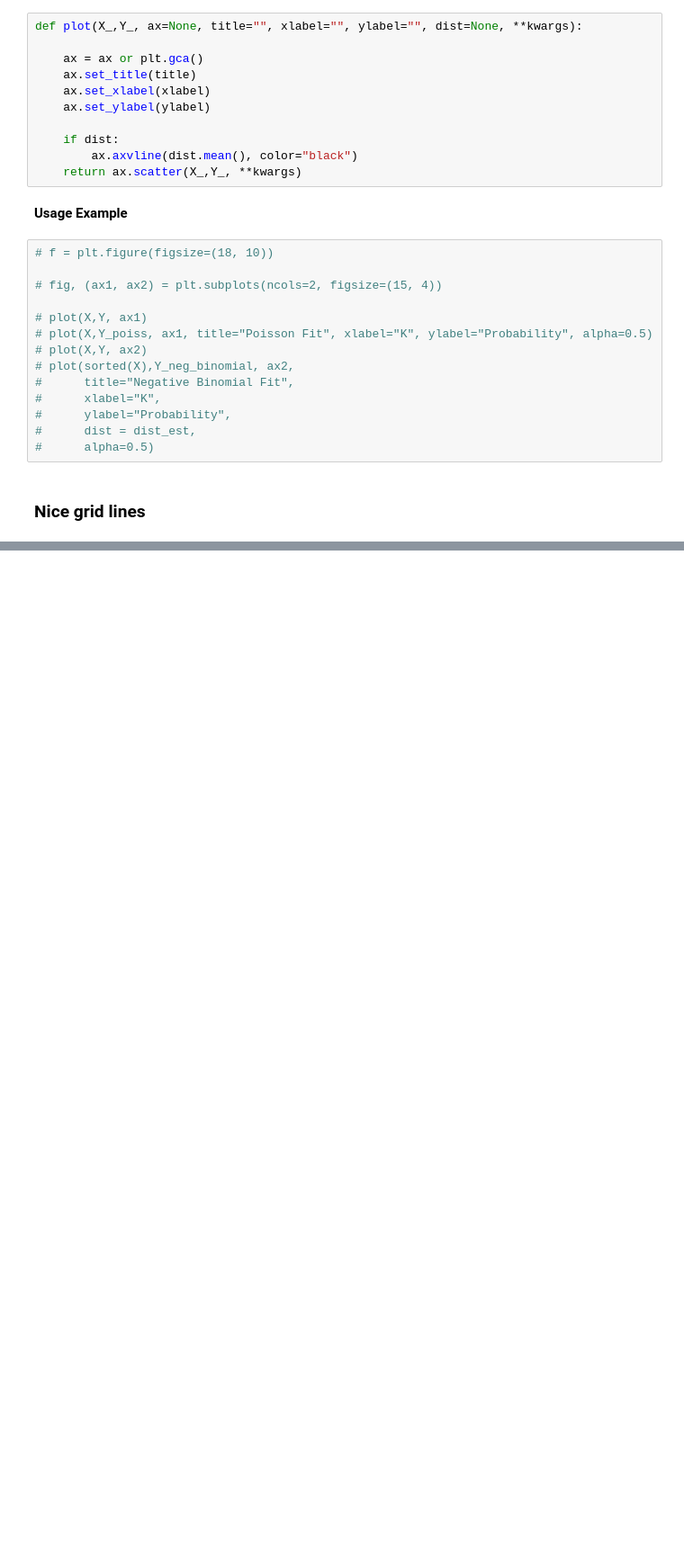
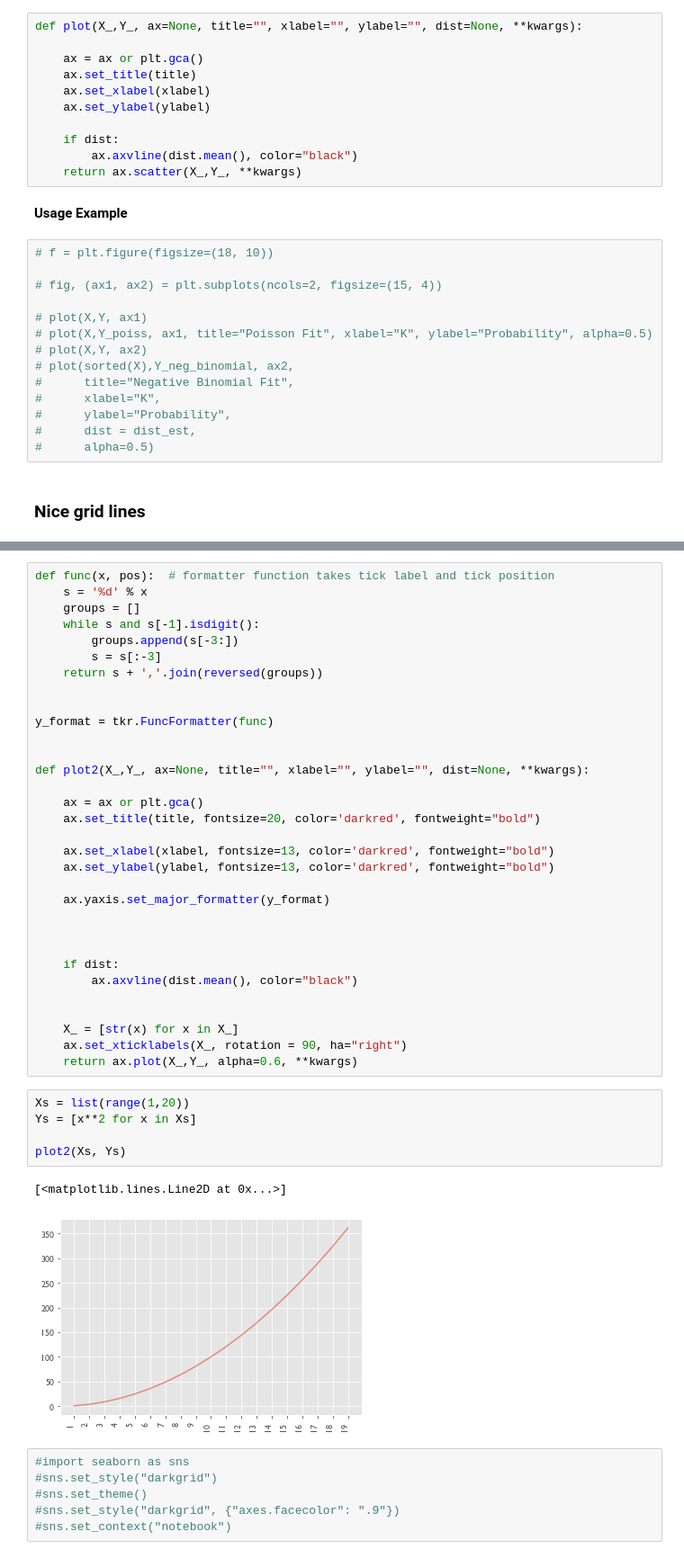
Before and after one commit to srjit/ds-helper-functions, a Jupyter notebook: eda-utils.ipynb, the cells around one changed output, grey strips where cells are left out. Shown at 90% size. Saved outputs shown, nothing was run; the diff lists cells and outputs as text; blank space fills up the shorter version.

```diff
--- a/eda-utils.ipynb
+++ b/eda-utils.ipynb
@@ -71,0 +75,46 @@ plt.show()
+# %%
+def func(x, pos):  # formatter function takes tick label and tick position
+    s = '%d' % x
+    groups = []
+    while s and s[-1].isdigit():
+        groups.append(s[-3:])
+        s = s[:-3]
+    return s + ','.join(reversed(groups))
+
+
+y_format = tkr.FuncFormatter(func)
+
+
+def plot2(X_,Y_, ax=None, title="", xlabel="", ylabel="", dist=None, **kwargs):
+
+    ax = ax or plt.gca()
+    ax.set_title(title, fontsize=20, color='darkred', fontweight="bold")
+
+    ax.set_xlabel(xlabel, fontsize=13, color='darkred', fontweight="bold")
+    ax.set_ylabel(ylabel, fontsize=13, color='darkred', fontweight="bold")
+
+    ax.yaxis.set_major_formatter(y_format)
+
+
+
+    if dist:
+        ax.axvline(dist.mean(), color="black")
+
+
+    X_ = [str(x) for x in X_]
+    ax.set_xticklabels(X_, rotation = 90, ha="right")
+    return ax.plot(X_,Y_, alpha=0.6, **kwargs)
+# %%
+Xs = list(range(1,20))
+Ys = [x**2 for x in Xs]
+
+plot2(Xs, Ys)
+# %% [output]
+[<matplotlib.lines.Line2D at 0x...>]
+[figure, added]
+# %%
+#import seaborn as sns
+#sns.set_style("darkgrid")
+#sns.set_theme()
+#sns.set_style("darkgrid", {"axes.facecolor": ".9"})
+#sns.set_context("notebook")
```
Also changed, not shown: parts of 2 cells of this notebook.
